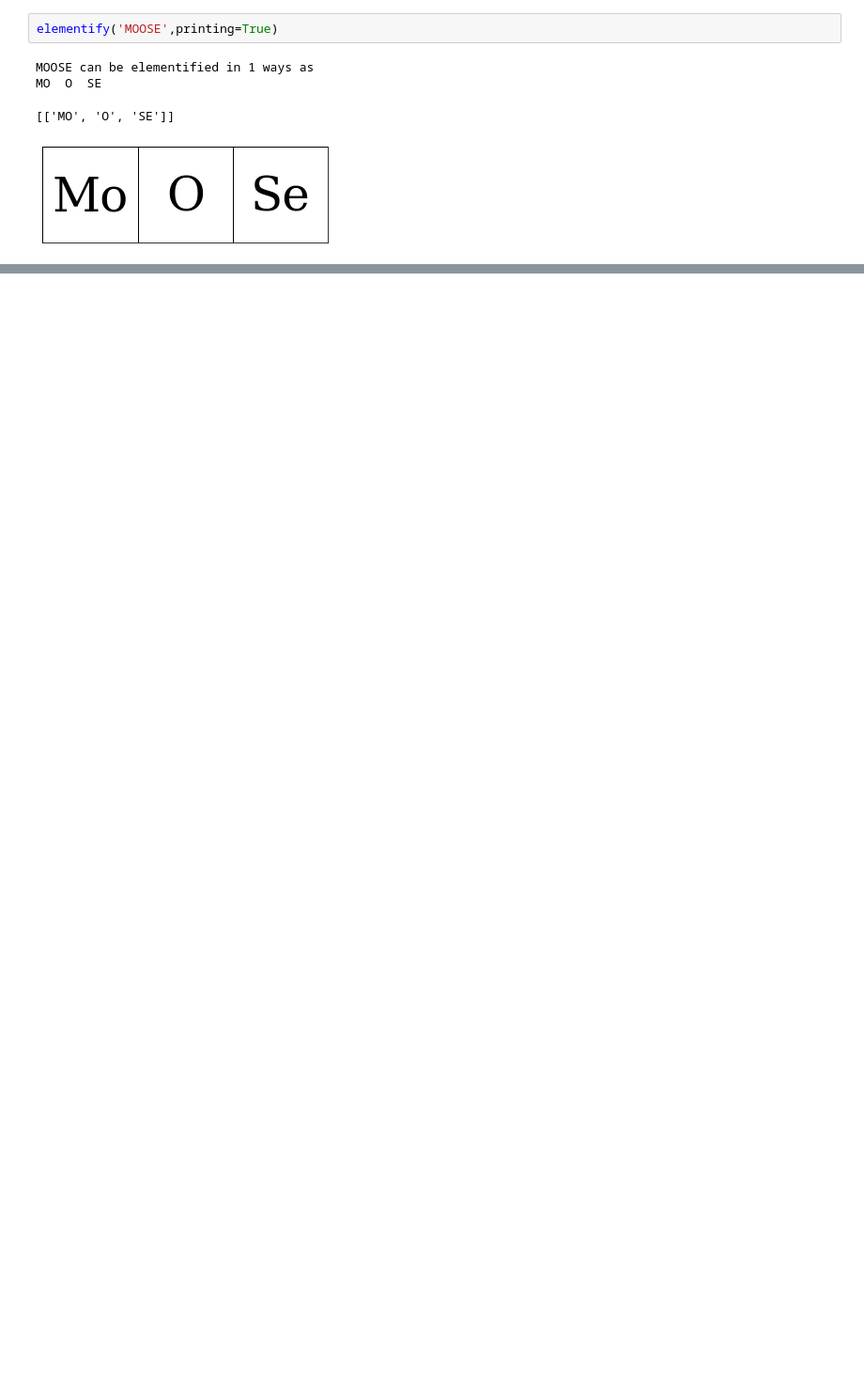
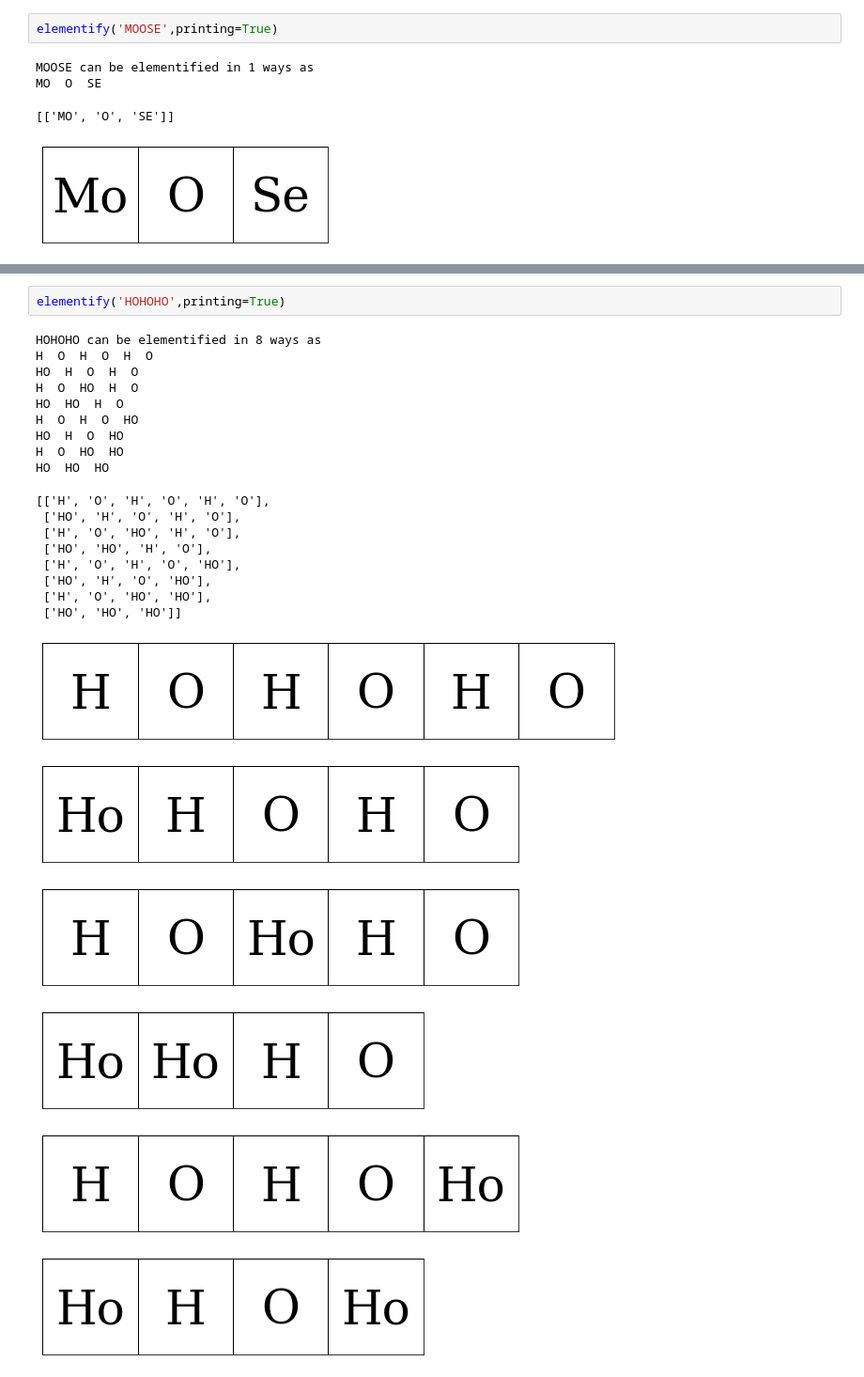
Before and after one commit to darrenjhsu/Elementify, a Jupyter notebook: Elementify.ipynb, the cells around one changed output, grey strips where cells are left out. Shown at 94% size. Drawn from its saved outputs; the diff is of its cells as text; blank space fills up the shorter version.

```diff
--- a/Elementify.ipynb
+++ b/Elementify.ipynb
@@ -185,0 +236,26 @@ MO  N  TA  NA
+# %%
+elementify('HOHOHO',printing=True)
+# %% [output]
+HOHOHO can be elementified in 8 ways as
+H  O  H  O  H  O
+HO  H  O  H  O
+H  O  HO  H  O
+HO  HO  H  O
+H  O  H  O  HO
+HO  H  O  HO
+H  O  HO  HO
+HO  HO  HO
+[['H', 'O', 'H', 'O', 'H', 'O'],
+ ['HO', 'H', 'O', 'H', 'O'],
+ ['H', 'O', 'HO', 'H', 'O'],
+ ['HO', 'HO', 'H', 'O'],
+ ['H', 'O', 'H', 'O', 'HO'],
+ ['HO', 'H', 'O', 'HO'],
+ ['H', 'O', 'HO', 'HO'],
+ ['HO', 'HO', 'HO']]
+[figure, added]
+[figure, added]
+[figure, added]
+[figure, added]
+[figure, added]
+[figure, added]
```
Also changed, not shown: parts of 8 cells of this notebook.
